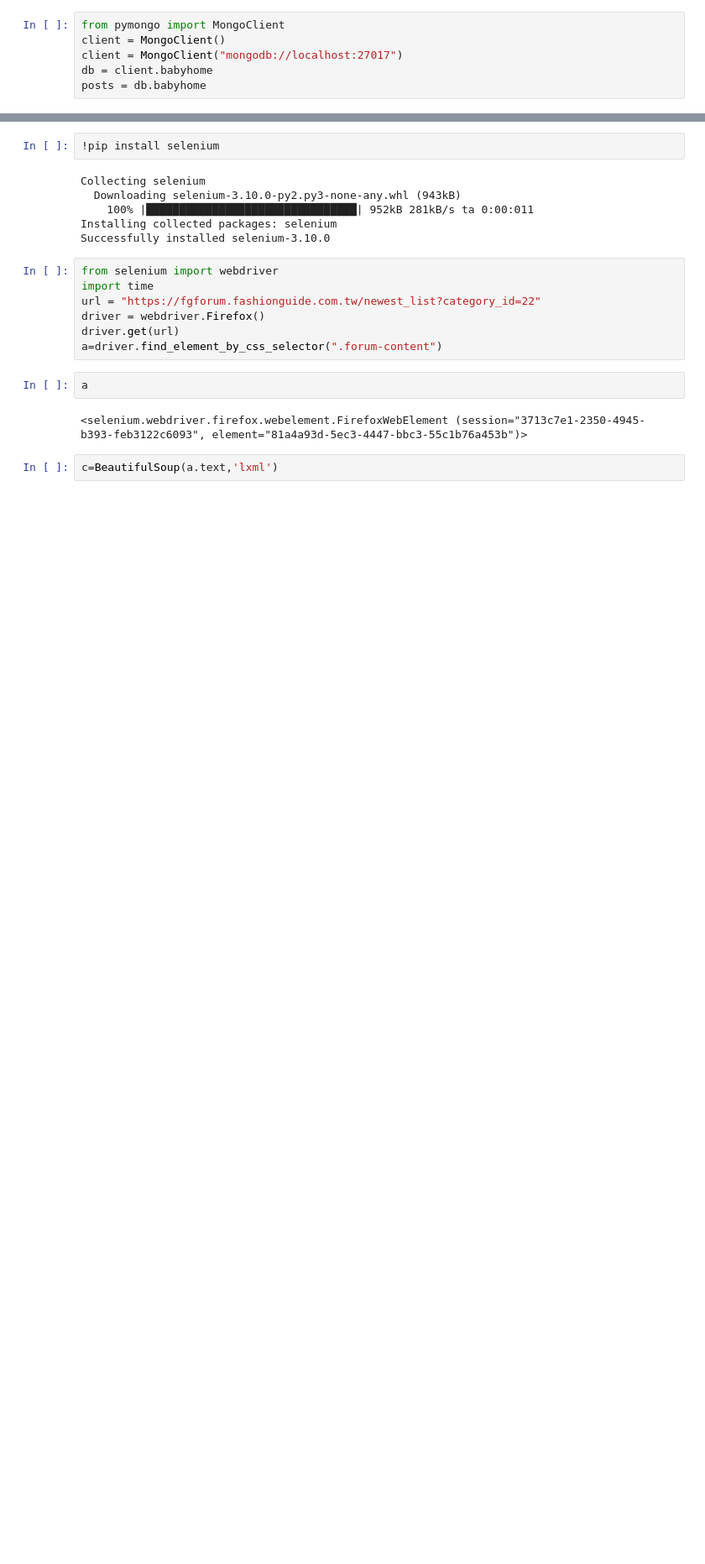
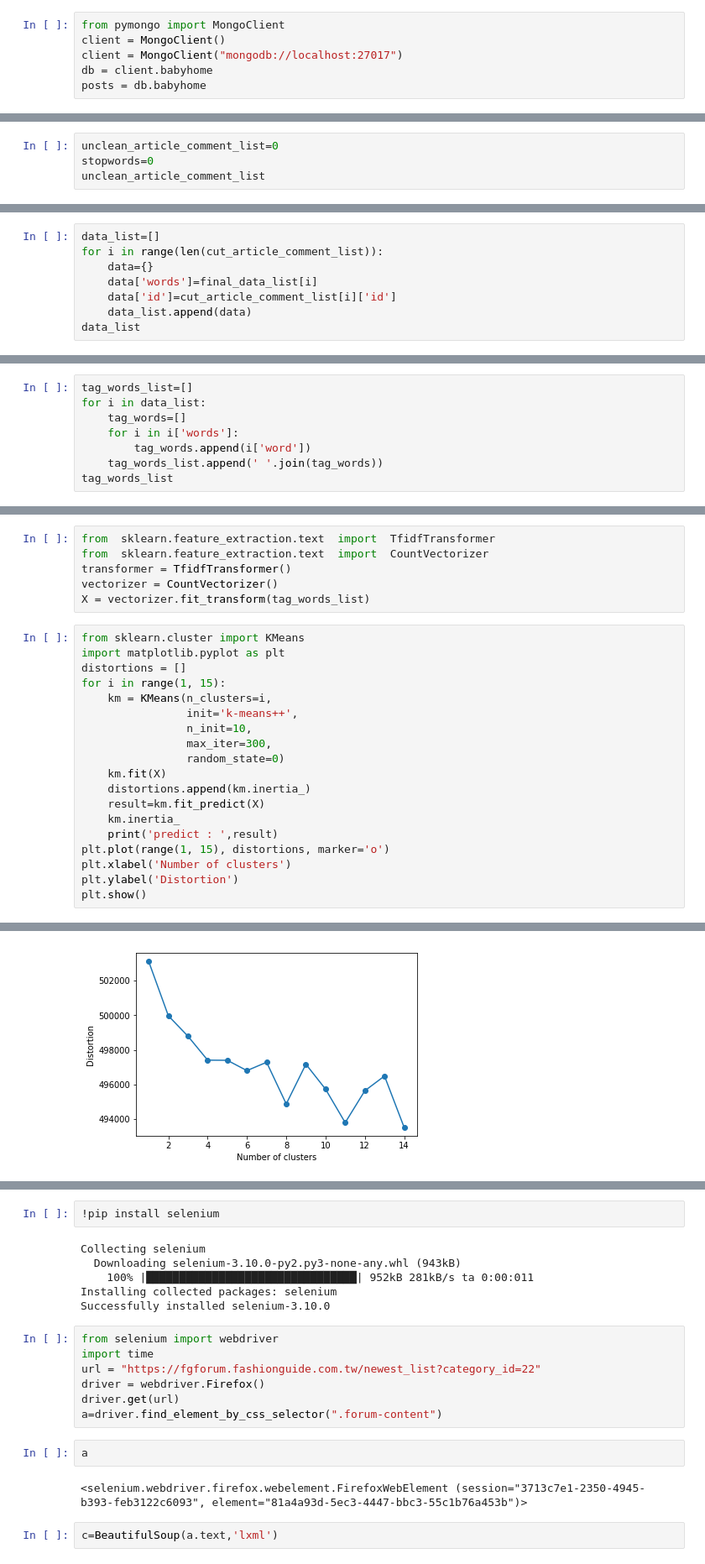
Before and after one commit to EmilienLee/Class_coindesk, a Jupyter notebook: babyhome.ipynb, the cells around one changed output, grey strips where cells are left out. Shown at 84% size. Cells and saved outputs as stored; diff of their text form; blank space fills up the shorter version.

```diff
--- a/babyhome.ipynb
+++ b/babyhome.ipynb
@@ -213,0 +327,4 @@ for url in url_list:
+# %%
+unclean_article_comment_list=0
+stopwords=0
+unclean_article_comment_list
@@ -213,0 +413,8 @@ for url in url_list:
+# %%
+data_list=[]
+for i in range(len(cut_article_comment_list)):
+    data={}
+    data['words']=final_data_list[i]
+    data['id']=cut_article_comment_list[i]['id']
+    data_list.append(data)
+data_list
@@ -213,0 +439,8 @@ for url in url_list:
+# %%
+tag_words_list=[]
+for i in data_list:
+    tag_words=[]
+    for i in i['words']:
+        tag_words.append(i['word'])
+    tag_words_list.append(' '.join(tag_words))
+tag_words_list
@@ -213,0 +467,26 @@ for url in url_list:
+# %%
+from  sklearn.feature_extraction.text  import  TfidfTransformer
+from  sklearn.feature_extraction.text  import  CountVectorizer
+transformer = TfidfTransformer()
+vectorizer = CountVectorizer()
+X = vectorizer.fit_transform(tag_words_list)
+# %%
+from sklearn.cluster import KMeans
+import matplotlib.pyplot as plt
+distortions = []
+for i in range(1, 15):
+    km = KMeans(n_clusters=i,
+                init='k-means++',
+                n_init=10,
+                max_iter=300,
+                random_state=0)
+    km.fit(X)
+    distortions.append(km.inertia_)
+    result=km.fit_predict(X)
+    km.inertia_
+    print('predict : ',result)
+plt.plot(range(1, 15), distortions, marker='o')
+plt.xlabel('Number of clusters')
+plt.ylabel('Distortion')
+plt.show()
+# %% [output]
@@ -213,0 +507 @@ for url in url_list:
+[figure, added]
```
Also changed, not shown: parts of 46 cells of this notebook.
